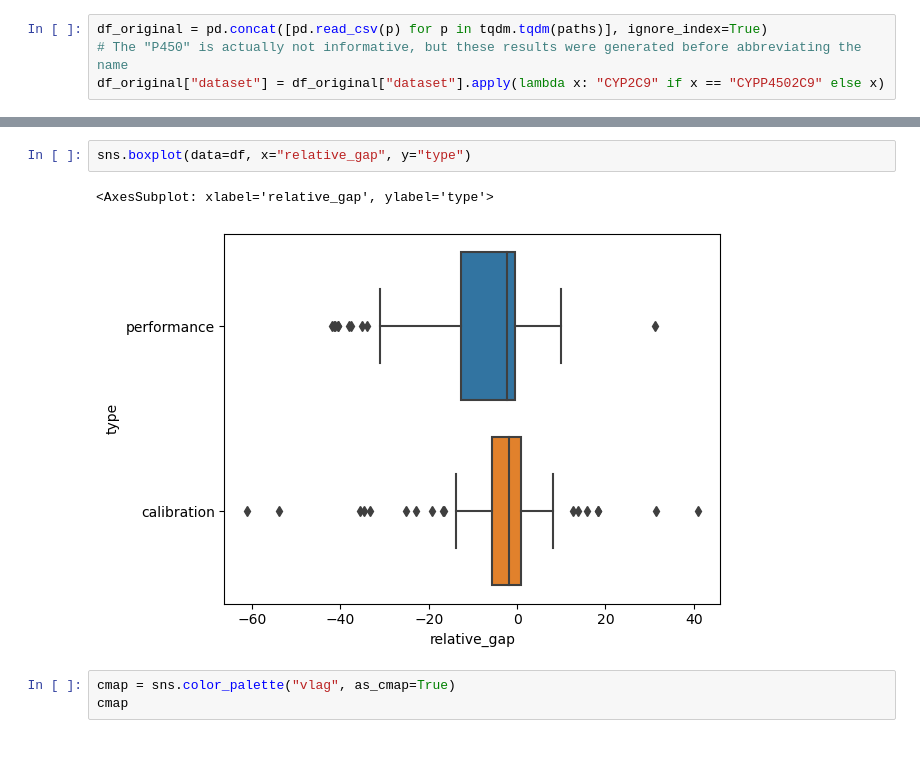
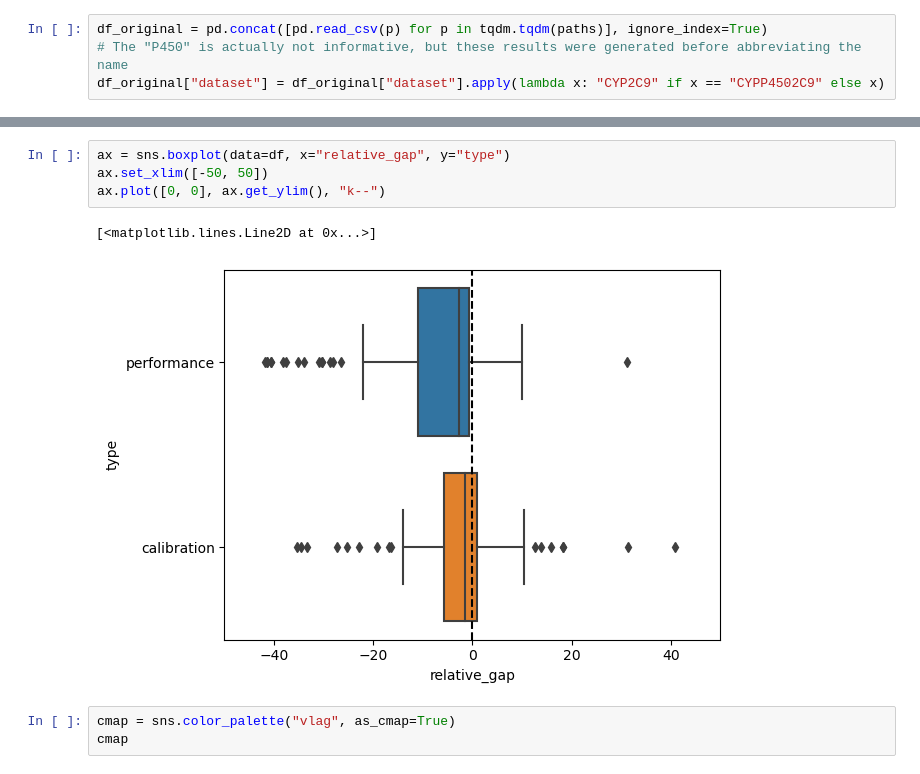
Before and after one commit to valence-labs/mood-experiments, a Jupyter notebook: notebooks/05. Gap between IID and OOD performance.ipynb, the cells around one changed output, grey strips where cells are left out. Cells and saved outputs as stored; diff of their text form.

```diff
--- a/notebooks/05. Gap between IID and OOD performance.ipynb
+++ b/notebooks/05. Gap between IID and OOD performance.ipynb
@@ -92,8 +92,10 @@ df.head()
 # %%
-sns.boxplot(data=df, x="relative_gap", y="type")
+ax = sns.boxplot(data=df, x="relative_gap", y="type")
+ax.set_xlim([-50, 50])
+ax.plot([0, 0], ax.get_ylim(), "k--")
 # %% [output]
-<AxesSubplot: xlabel='relative_gap', ylabel='type'>
+[<matplotlib.lines.Line2D at 0x...>]
-[figure, old version]
+[figure, new version]
 # %%
 cmap = sns.color_palette("vlag", as_cmap=True)
 cmap
```
Also changed, not shown: parts of 4 cells of this notebook, 8 other files.
